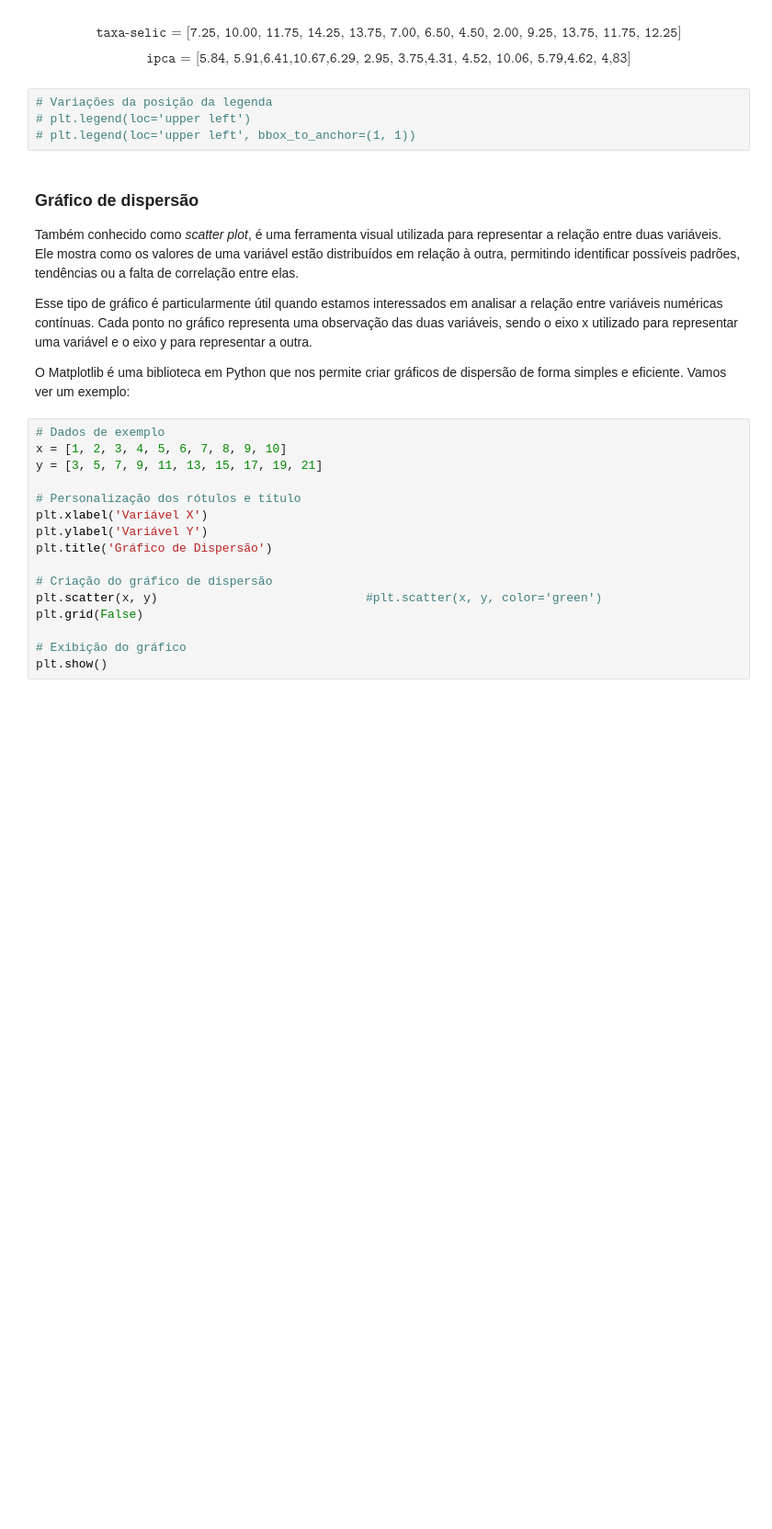
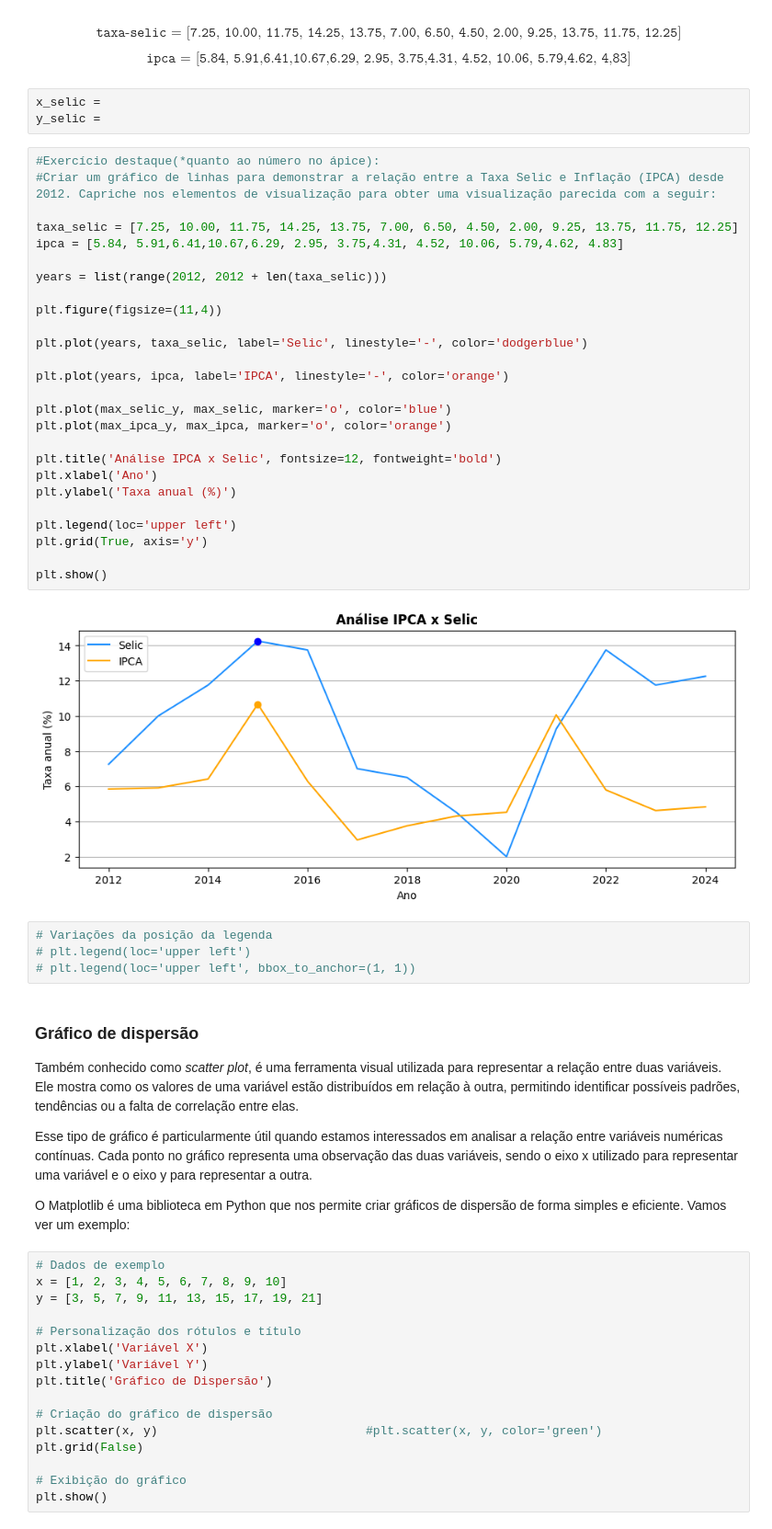
Before and after one commit to eduardovergine/Introducao-aCiencia-de-Dados, a Jupyter notebook: Estudo_Dirigido_Visualizacao_Dados.ipynb, the cells around one changed output. Shown at 92% size. Cells and saved outputs as stored; diff of their text form; blank space fills up the shorter version.

```diff
--- a/Estudo_Dirigido_Visualizacao_Dados.ipynb
+++ b/Estudo_Dirigido_Visualizacao_Dados.ipynb
@@ -410,6 +418,37 @@ Criar um gráfico de linhas para demonstrar a relação entre a Taxa Selic e Inf
 $$\texttt{taxa-selic = [7.25,  10.00, 11.75, 14.25, 13.75, 7.00, 6.50, 4.50, 2.00, 9.25, 13.75, 11.75, 12.25]}$$
 
 $$\texttt{ipca = [5.84, 5.91,6.41,10.67,6.29, 2.95, 3.75,4.31, 4.52, 10.06, 5.79,4.62, 4,83]}$$
+# %%
+x_selic =
+y_selic =
+# %%
+#Exercício destaque(*quanto ao número no ápice):
+#Criar um gráfico de linhas para demonstrar a relação entre a Taxa Selic e Inflação (IPCA) desde 2012. Capriche nos elementos de visualização para obter uma visualização parecida com a seguir:
+
+taxa_selic = [7.25, 10.00, 11.75, 14.25, 13.75, 7.00, 6.50, 4.50, 2.00, 9.25, 13.75, 11.75, 12.25]
+ipca = [5.84, 5.91,6.41,10.67,6.29, 2.95, 3.75,4.31, 4.52, 10.06, 5.79,4.62, 4.83]
+
+years = list(range(2012, 2012 + len(taxa_selic)))
+
+plt.figure(figsize=(11,4))
+
+plt.plot(years, taxa_selic, label='Selic', linestyle='-', color='dodgerblue')
+
+plt.plot(years, ipca, label='IPCA', linestyle='-', color='orange')
+
+plt.plot(max_selic_y, max_selic, marker='o', color='blue')
+plt.plot(max_ipca_y, max_ipca, marker='o', color='orange')
+
+plt.title('Análise IPCA x Selic', fontsize=12, fontweight='bold')
+plt.xlabel('Ano')
+plt.ylabel('Taxa anual (%)')
+
+plt.legend(loc='upper left')
+plt.grid(True, axis='y')
+
+plt.show()
+# %% [output]
+[figure, added]
 # %%
 # Variações da posição da legenda
 # plt.legend(loc='upper left')
```
Also changed, not shown: parts of 4 cells of this notebook.
